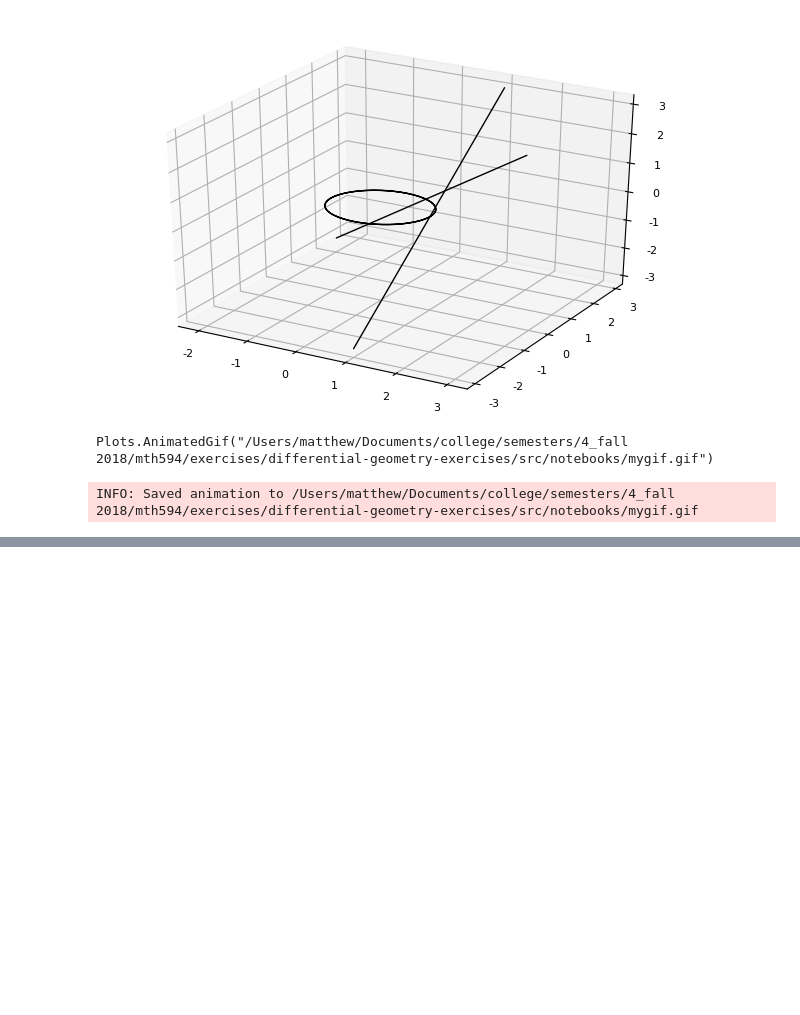
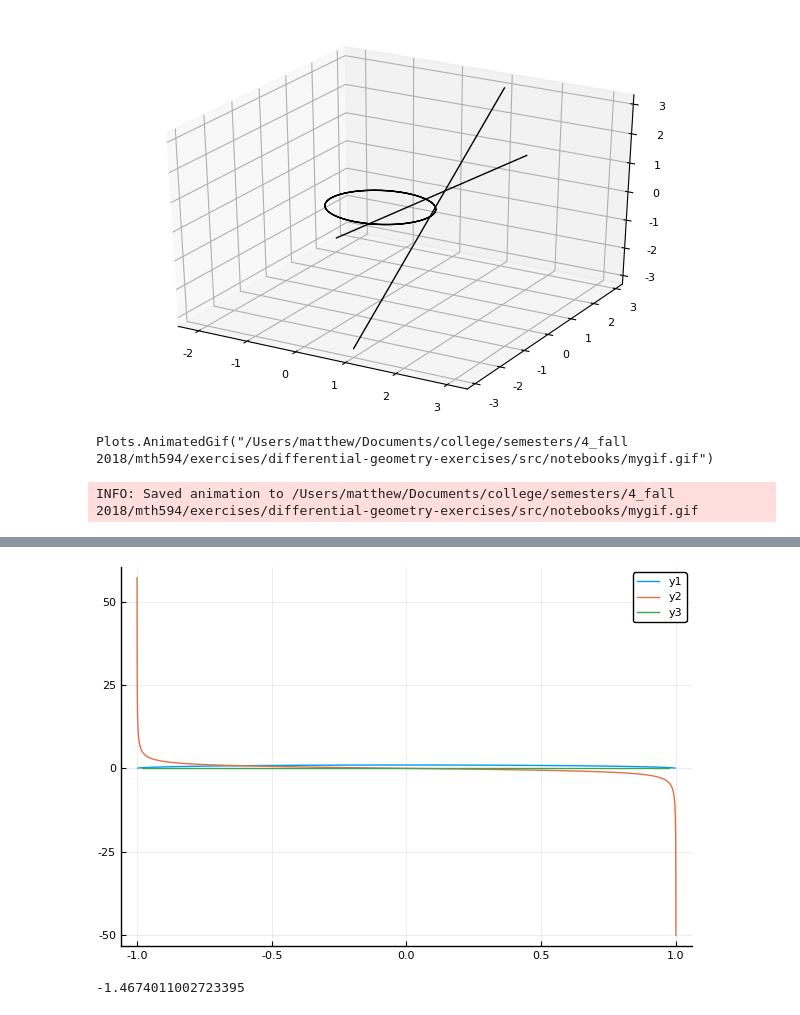
Before and after one commit to mattConn/differential-geometry-exercises, a Jupyter notebook: src/notebooks/4-1-3.ipynb, the cells around one changed output, grey strips where cells are left out. Cells and saved outputs as stored; diff of their text form; code cells hidden in the pictures; blank space fills up the shorter version.

```diff
--- a/src/notebooks/4-1-3.ipynb
+++ b/src/notebooks/4-1-3.ipynb
@@ -191,0 +283,14 @@ INFO: Saved animation to /Users/matthew/Documents/college/semesters/4_fall 2018/
+# %%
+f(x) = sqrt(1-x^2)
+g(x) = -x/sqrt(1-x^2)
+
+plot(f,-1,1)
+plot!(f',-1,1)
+plot!(zero,-1,1)
+# plot!(g,-1,1)
+# %% [output]
+[figure, added]
+# %%
+(4-pi^2)/4
+# %% [output]
+-1.4674011002723395
```
Also changed, not shown: parts of 5 cells of this notebook, 1 other file.
